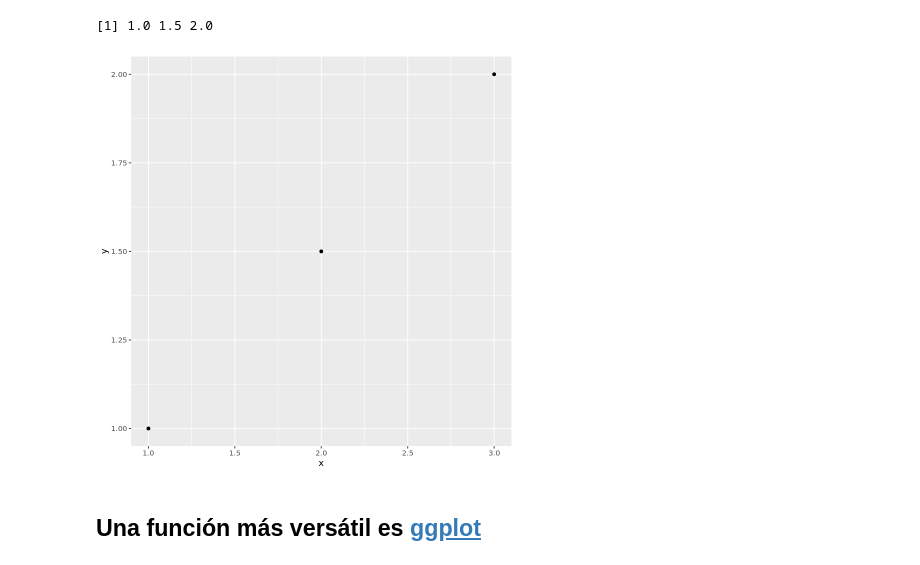
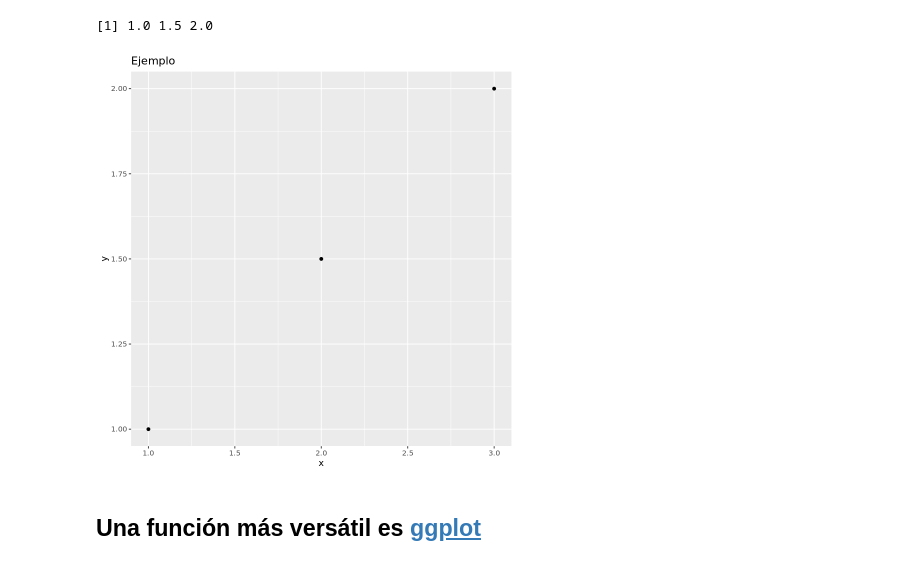
Before and after one commit to palmoreck/laboratorios, a Jupyter notebook: introduccion/4_ggplot2.ipynb, the cells around one changed output. Drawn from its saved outputs; the diff is of its cells as text; code cells hidden in the pictures.

```diff
--- a/introduccion/4_ggplot2.ipynb
+++ b/introduccion/4_ggplot2.ipynb
@@ -29,9 +29,9 @@ print(y)
 # %% [output]
 [1] 1.0 1.5 2.0
 # %%
-qplot(x = x, y = y)
+qplot(x = x, y = y, main = "Ejemplo")
 # %% [output]
-[figure, old version]
+[figure, new version]
 # %% [markdown]
 ## Una función más versátil es [ggplot](https://ggplot2.tidyverse.org/reference/ggplot.html)
 # %% [markdown]
```
Also changed, not shown: parts of 8 cells of this notebook.
